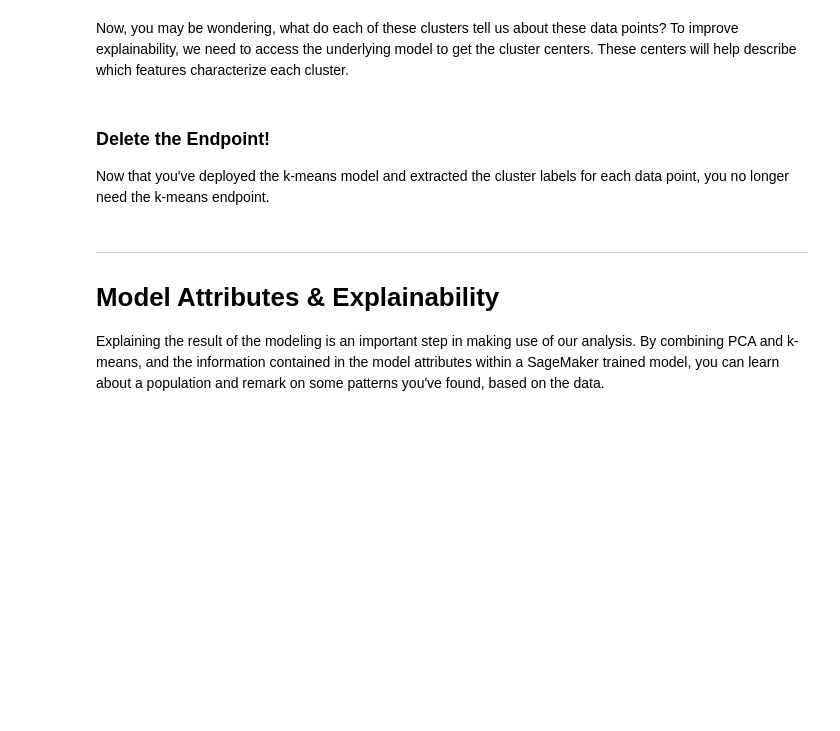
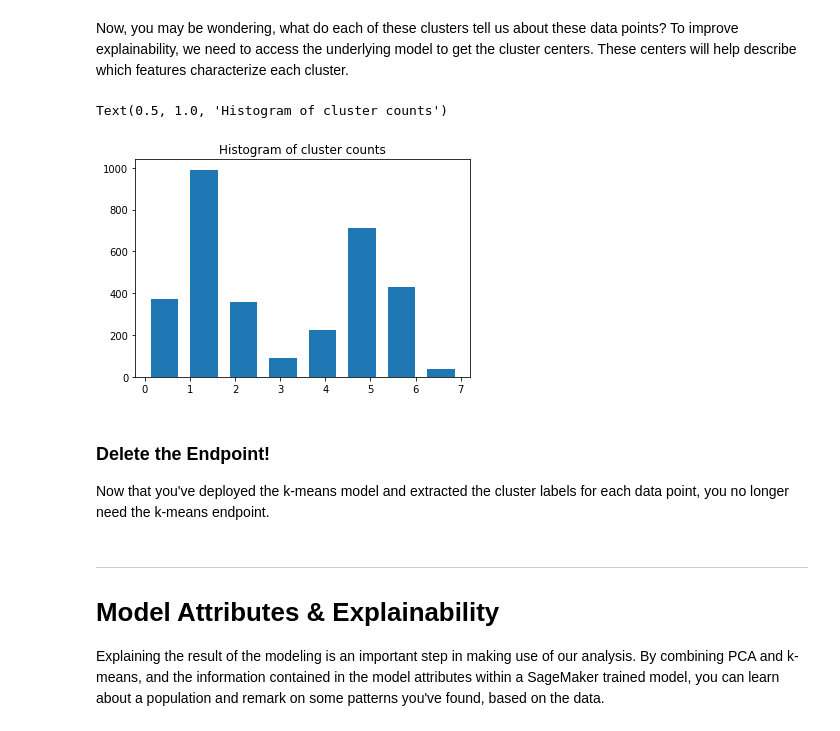
Before and after one commit to Inventrohyder/ML_SageMaker_Studies, a Jupyter notebook: Population_Segmentation/Pop_Segmentation_Exercise.ipynb, the cells around one changed output. Drawn from its saved outputs; the diff is of its cells as text; code cells hidden in the pictures; blank space fills up the shorter version.

Commit message:
feat: explore clusters

```diff
--- a/Population_Segmentation/Pop_Segmentation_Exercise.ipynb
+++ b/Population_Segmentation/Pop_Segmentation_Exercise.ipynb
@@ -850,4 +850,5 @@ Deploy the trained model to create a `kmeans_predictor`.
 # %%
 %%time
 # deploy the model to create a predictor
-kmeans_predictor = None
+kmeans_predictor = kmeans_estimator.deploy(initial_instance_count=1,
+                              instance_type='ml.t2.medium')
@@ -857,7 +861,7 @@ kmeans_predictor = None
 After deploying the model, you can pass in the k-means training data, as a numpy array, and get resultant, predicted cluster labels for each data point.
 # %%
 # get the predicted clusters for all the kmeans training data
-cluster_info=None
+cluster_info=kmeans_predictor.predict(train_data_np)
 # %% [markdown]
 ## Exploring the resultant clusters
 
@@ -886,5 +919,11 @@ print(cluster_df)
 # %% [markdown]
 Now, you may be wondering, what do each of these clusters tell us about these data points? To improve explainability, we need to access the underlying model to get the cluster centers. These centers will help describe which features characterize each cluster.
+# %%
+plt.hist(cluster_labels, bins=8, rwidth=0.7)
+plt.title("Histogram of cluster counts")
+# %% [output]
+Text(0.5, 1.0, 'Histogram of cluster counts')
+[figure, added]
 # %% [markdown]
 ### Delete the Endpoint!
 
```
Also changed, not shown: parts of 3 cells of this notebook.
